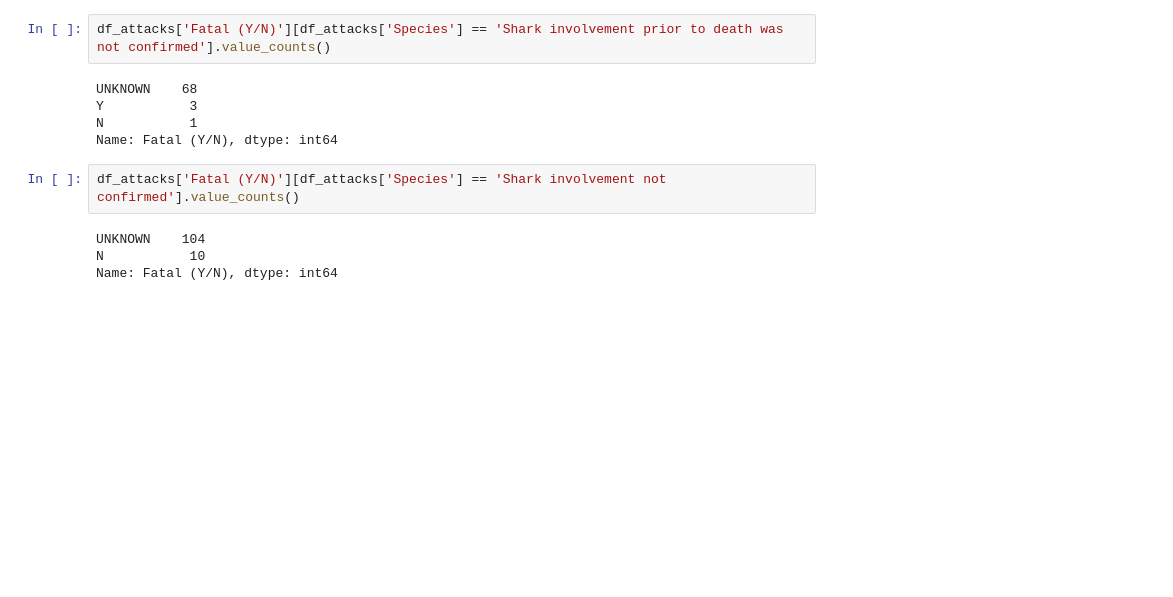
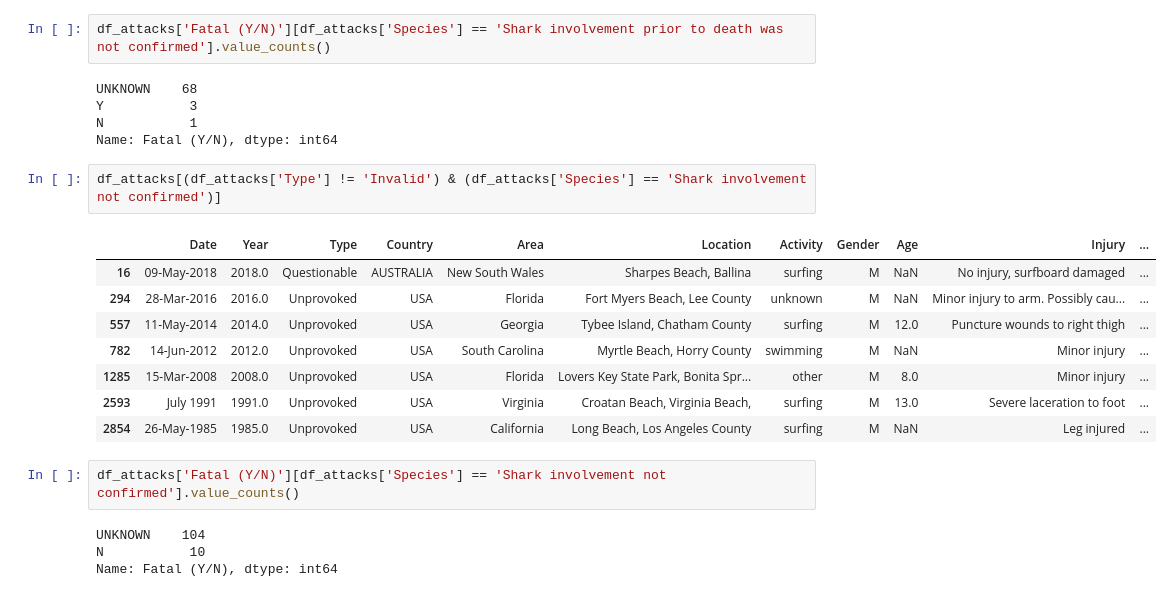
Before and after one commit to natmceoldo/shark-attack, a Jupyter notebook: notebook/shark-attack-data_cleaning.ipynb, the cells around one changed output. Saved outputs shown, nothing was run; the diff lists cells and outputs as text; blank space fills up the shorter version.

```diff
--- a/notebook/shark-attack-data_cleaning.ipynb
+++ b/notebook/shark-attack-data_cleaning.ipynb
@@ -810,6 +800,17 @@ UNKNOWN    68
 Y           3
 N           1
 Name: Fatal (Y/N), dtype: int64
+# %%
+df_attacks[(df_attacks['Type'] != 'Invalid') & (df_attacks['Species'] == 'Shark involvement not confirmed')]
+# %% [output]
+|  | Date | Year | Type | Country | Area | Location | Activity | Gender | Age | Injury | ... |
+| 16 | 09-May-2018 | 2018.0 | Questionable | AUSTRALIA | New South Wales | Sharpes Beach, Ballina | surfing | M | NaN | No injury, surfboard damaged | ... |
+| 294 | 28-Mar-2016 | 2016.0 | Unprovoked | USA | Florida | Fort Myers Beach, Lee County | unknown | M | NaN | Minor injury to arm. Possibly cau... | ... |
+| 557 | 11-May-2014 | 2014.0 | Unprovoked | USA | Georgia | Tybee Island, Chatham County | surfing | M | 12.0 | Puncture wounds to right thigh | ... |
+| 782 | 14-Jun-2012 | 2012.0 | Unprovoked | USA | South Carolina | Myrtle Beach, Horry County | swimming | M | NaN | Minor injury | ... |
+| 1285 | 15-Mar-2008 | 2008.0 | Unprovoked | USA | Florida | Lovers Key State Park, Bonita Spr... | other | M | 8.0 | Minor injury | ... |
+| 2593 | July 1991 | 1991.0 | Unprovoked | USA | Virginia | Croatan Beach, Virginia Beach, | surfing | M | 13.0 | Severe laceration to foot | ... |
+| 2854 | 26-May-1985 | 1985.0 | Unprovoked | USA | California | Long Beach, Los Angeles County | surfing | M | NaN | Leg injured | ... |
 # %%
 df_attacks['Fatal (Y/N)'][df_attacks['Species'] == 'Shark involvement not confirmed'].value_counts()
 # %% [output]
```
Also changed, not shown: parts of 41 cells of this notebook, 1 other file.
